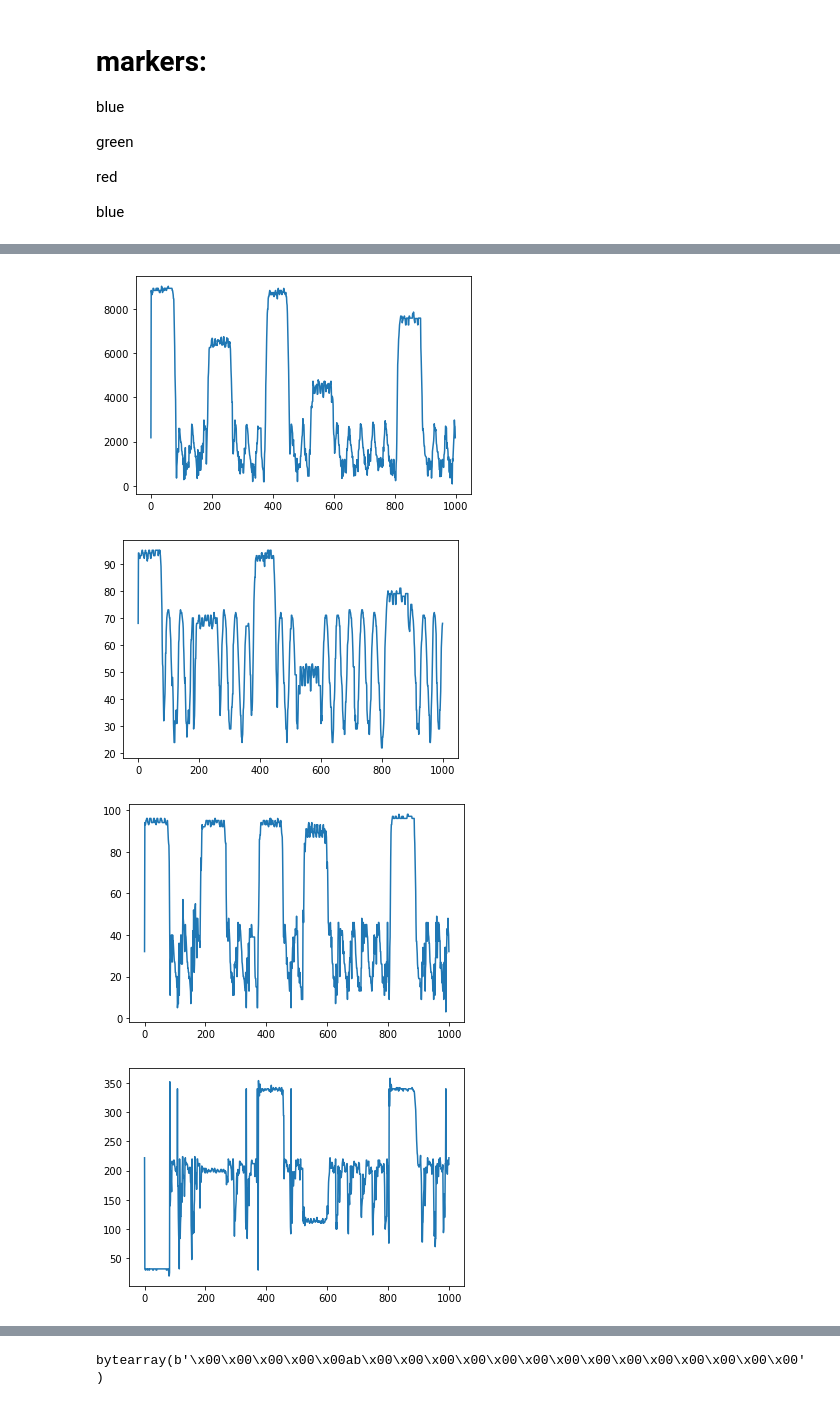
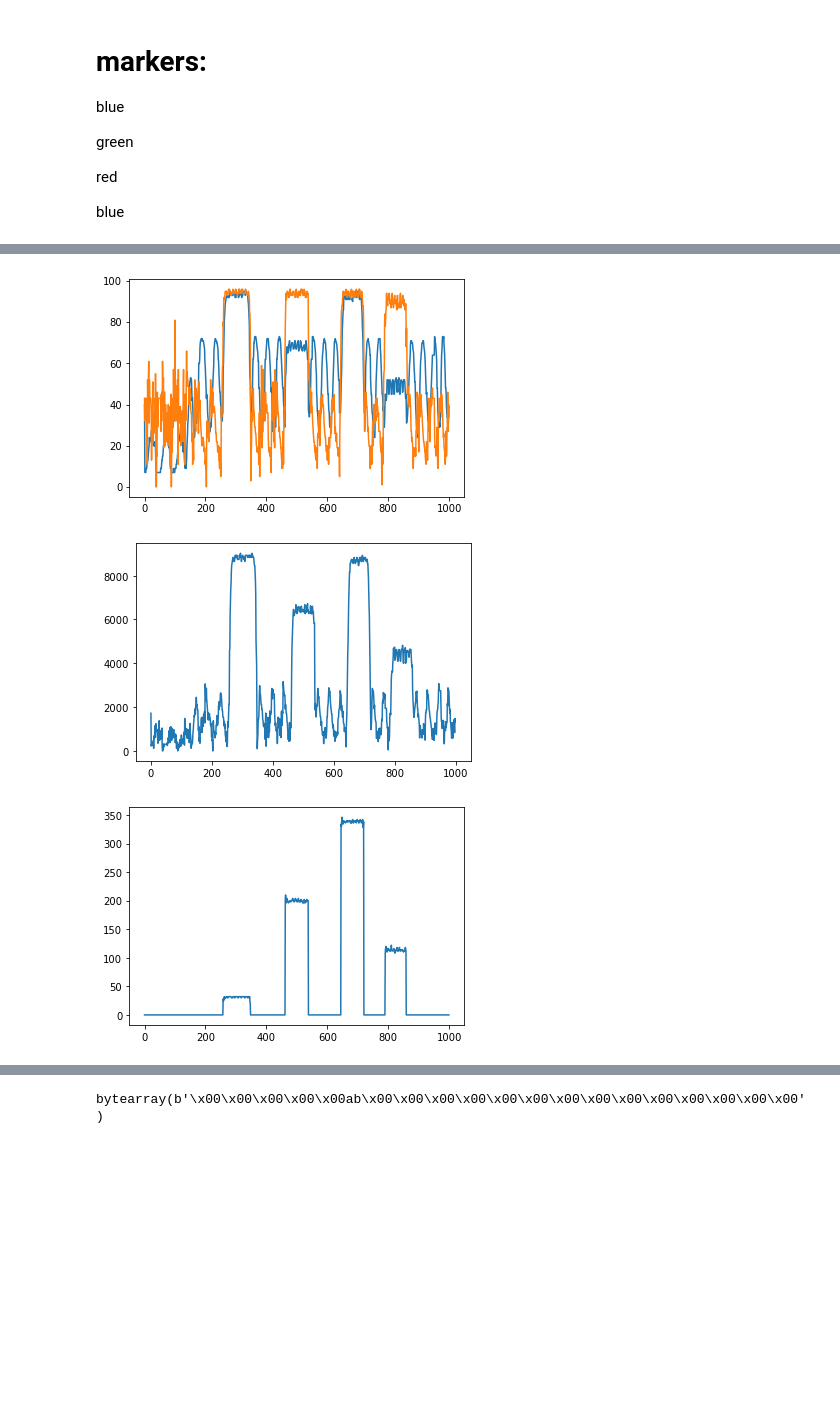
Before and after one commit to Novakasa/brickrail, a Jupyter notebook: auto-train-calibrate.ipynb, the cells around one changed output, grey strips where cells are left out. Saved outputs shown, nothing was run; the diff lists cells and outputs as text; code cells hidden in the pictures; blank space fills up the shorter version.

```diff
--- a/auto-train-calibrate.ipynb
+++ b/auto-train-calibrate.ipynb
@@ -494,3 +495,18 @@ true_colors = ['yellow', 'blue', 'red', 'green', 'red']
+# %%
+#load from dataset
+import xarray
+#data = xarray.open_dataset("E:/repos/brickrail/buffer_dump.nc", engine="netcdf4")
+data = xarray.open_dataset("E:/repos/brickrail/brickrail-gui/buffer_dump.nc", engine="netcdf4")
+data.load()
+data.close()
+hbuf = [int(hue)*2 for hue in data.hbuf]
+sbuf = [int(sat) for sat in data.sbuf]
+vbuf = [int(val) for val in data.vbuf]
+rbuf = [int(ref) for ref in data.rbuf]
+dump_index = int(data.buf_index)
+#dump_index = 306
+dump_index
+true_colors = None
 # %%
 #noon, lights off, fixed hue, more markers, white paper surface below tracks, slow train, late dump, with distance
 # %%
@@ -565,17 +583,16 @@ plt.show()
 # %%
+plt.plot(val)
+plt.plot(sat)
+#plt.plot(hue)
+plt.show()
 plt.plot(val*sat)
 plt.show()
-plt.plot(val)
+plt.plot(hue*(sat*val>3500))
 plt.show()
-plt.plot(sat)
-plt.show()
-plt.plot(hue)
-plt.show()
 # %% [output]
-[figure, old version]
+[figure, new version]
-[figure, old version]
+[figure, new version]
-[figure, old version]
+[figure, new version]
-[figure, removed]
 # %%
 plt.plot(hue*(sat*val>3500))
 plt.show()
```
Also changed, not shown: parts of 10 cells of this notebook, 3 other files.
